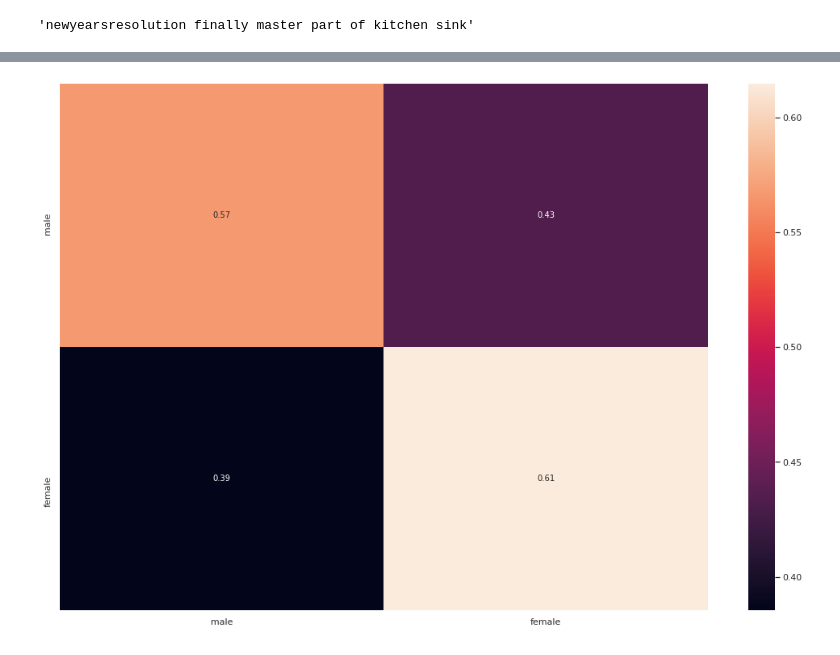
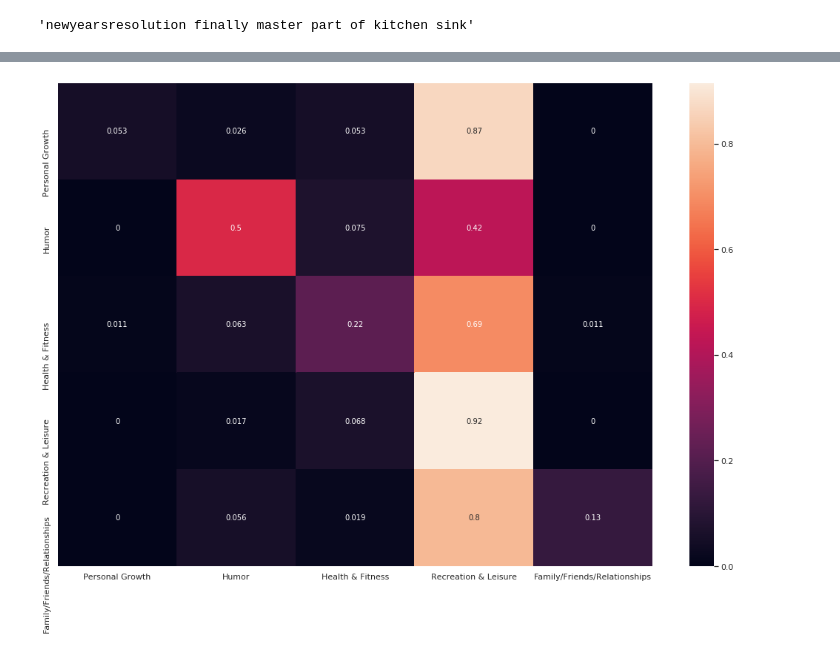
Before and after one commit to kaspergroenbek98/first-first-year-project, a Jupyter notebook: project1notebook.ipynb, the cells around one changed output, grey strips where cells are left out. Cells and saved outputs as stored; diff of their text form; code cells hidden in the pictures.

```diff
--- a/project1notebook.ipynb
+++ b/project1notebook.ipynb
@@ -54,8 +54,8 @@ def vocab_unique(data, fCol, major_features, major_masks, fqs, size):
     Returns a vocabulary checklist for each tweet to check off (True/False).
     Prioritises words which are uncommon in other features, but common in one feature
     '''
-    major_mask = np.array(major_masks.sum(axis=0), dtype='bool')
-    fq = tweet_word_distribution(data[major_mask,6]) # Get a fq over the words used by all in the major categories
+    major_mask = np.array(np.array(major_masks).sum(axis=0), dtype='bool')
+    fq = nltk.FreqDist(word for line in data.text[major_mask] for word in line.split()) # Get a fq for ALL words in the major categories
     words = [word for (word, cnt) in fq.items() if cnt >= 20] # removes rarely mentioned words which probably arent indicative of a significant trend
     priorityArray = []
     for i, word in enumerate(words):
@@ -71,7 +71,6 @@ def vocab_unique(data, fCol, major_features, major_masks, fqs, size):
 
 
 ### END OF VOCABULARY ###
-
 
 # def identify_hashtags(data):
 #     col = np.zeros((data.shape[0],1), 'str')
@@ -94,8 +93,6 @@ def divide_featureset(feature):
     dev, test = rest[:restSize], rest[restSize:]
     return train, dev, test
 
-
-#RegEx cleaner for SKlearn (Maybe merge with Clean()).
 def cleaner(text):
     stemmer = nltk.SnowballStemmer("english", ignore_stopwords=True)
     text = text.lower() #All lowercase
@@ -126,30 +123,6 @@ def delete_rows(dataset, column, ID):
   """
   mask = dataset[dataset[str(column)] == str(ID)]
   return mask
-
-"""
-Needs revisiting (below)
-"""
-# def clean(tweet):
-#     stemmer = nltk.SnowballStemmer("english", ignore_stopwords=True)
-
-#     # Remove all stopwords, non-alphabet words (except spaces), and stem the words
-#     for text in tweet:
-#     text = text.lower()
-#     text = ''.join(char for char in tweet if char.isalpha() or char == ' ')
-#     text = ' '.join(stemmer.stem(text))
-
-
-"""
-Needs a concrete decision on future use of the code below
-"""
-# def generate_features(data, vocabulary, fCol):
-#     """
-#     Creates tuples with a vector containing boolean values depending on whether
-#     or not the word is in the tweet - along with the label of the tweet.
-#     """
-#     features = [(tweet_features(d.split(), vocabulary), c) for (d,c) in zip(data[:,6], data[:,fCol])] # column 6 is text data, column 2 is gender data
-#     return features
 # %% [output]
 '\nNeeds a concrete decision on future use of the code below\n'
 # %%
@@ -171,14 +141,14 @@ ResCat.drop(["index"], axis = 1)
 # %%
 # Vectorize using sklearn based on a vocabulary
-featureData = data.gender ### CHANGE HERE ###
-vectorizer = CountVectorizer(analyzer="word", stop_words= "english", min_df = 20, binary= True, vocabulary = generate_vocabulary(data, featureData, vocab_most_common))
+featureData = data.Resolution_Category ### CHANGE HERE ###
+vectorizer = CountVectorizer(analyzer="word", stop_words= "english", min_df = 20, binary= True, vocabulary = generate_vocabulary(data, featureData, vocab_unique))
 
 categories = list(zip(*nltk.FreqDist(featureData).most_common(5)))[0]
 mask = np.sum([featureData == category for category in categories], axis = 0, dtype='bool')
 
 featureData = featureData[mask].reset_index()
 featureData.drop(["index"], axis = 1)
-featureData = featureData.gender ### CHANGE HERE ###
+featureData = featureData.Resolution_Category ### CHANGE HERE ###
 
 #Here we use term frequency to downscale the importance of words occuring many times in a tweet. That way we hopefully get more weighted words.
 tfidf_transformer = TfidfTransformer()
@@ -189,7 +159,6 @@ from sklearn.model_selection import KFold
 # Store an object of the KFold class in a variable with shuffle=True
 k= 10
 kf = KFold(n_splits=k, shuffle=True)
-showReport = False
 # """
 # Loop for the models and their designated folds (1 to k)
 # and calculate the average of each of the 'k' models' accuracy
@@ -206,7 +175,7 @@ for i, (train, test) in enumerate(kf.split(features)): # Loop over K chunk of da
     #A classification_report
     #print("Iteration no.", i, "\n")
     #print("Accuracy of iteration number", i, ":", accuracy)
-    if showReport: print(metrics.classification_report(featureData[test], predicted))
+    print(metrics.classification_report(featureData[test], predicted))
     #print("\n\n")
 
 average = count/k
@@ -216,12 +201,10 @@ The accuracy average of the K-fold models: 0.6005820427168741
 # %%
 # A nice confusion matrix using seaborn.
-categories = list(zip(*nltk.FreqDist(featureData).most_common(5)))[0]
-mask = np.sum([featureData[test] == category for category in categories], axis = 0, dtype='bool')
 array = metrics.confusion_matrix(featureData[test][mask], predicted[mask], normalize='true')
 plt.figure(figsize=(18,12))
 sn.set(font_scale=1) # for x/y label size
 
 sn.heatmap(array, annot=True, annot_kws={"size": 10}, xticklabels = categories, yticklabels = categories) # annot_kws is the size of the numbers.
 plt.show()
 # %% [output]
-[figure, old version]
+[figure, new version]
```
Also changed, not shown: parts of 2 cells of this notebook.
